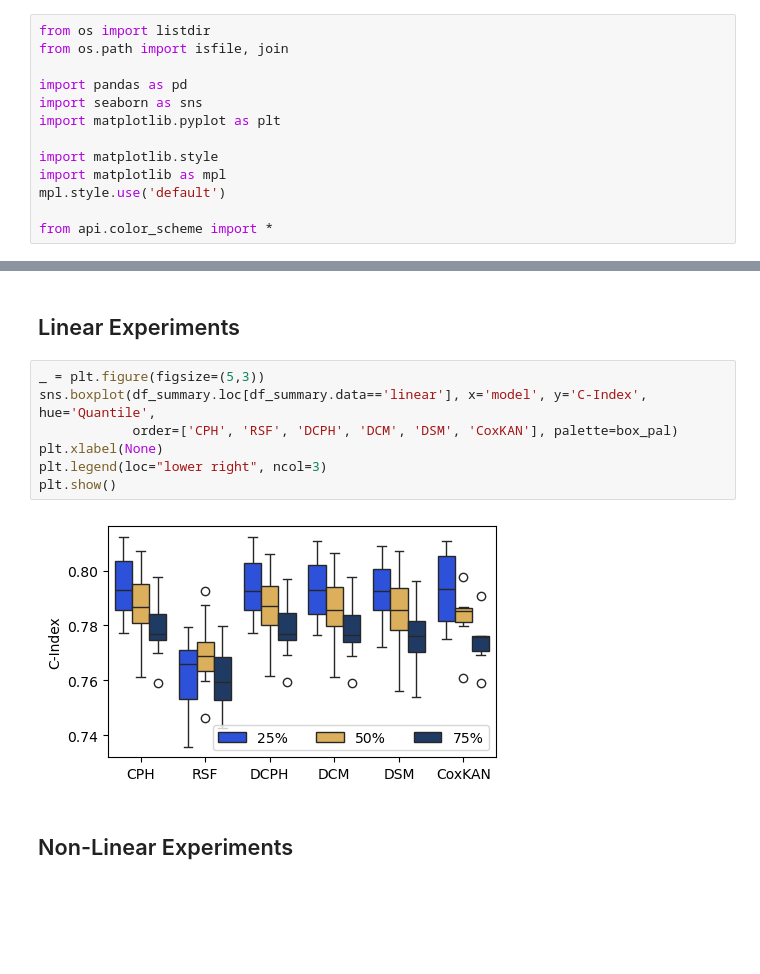
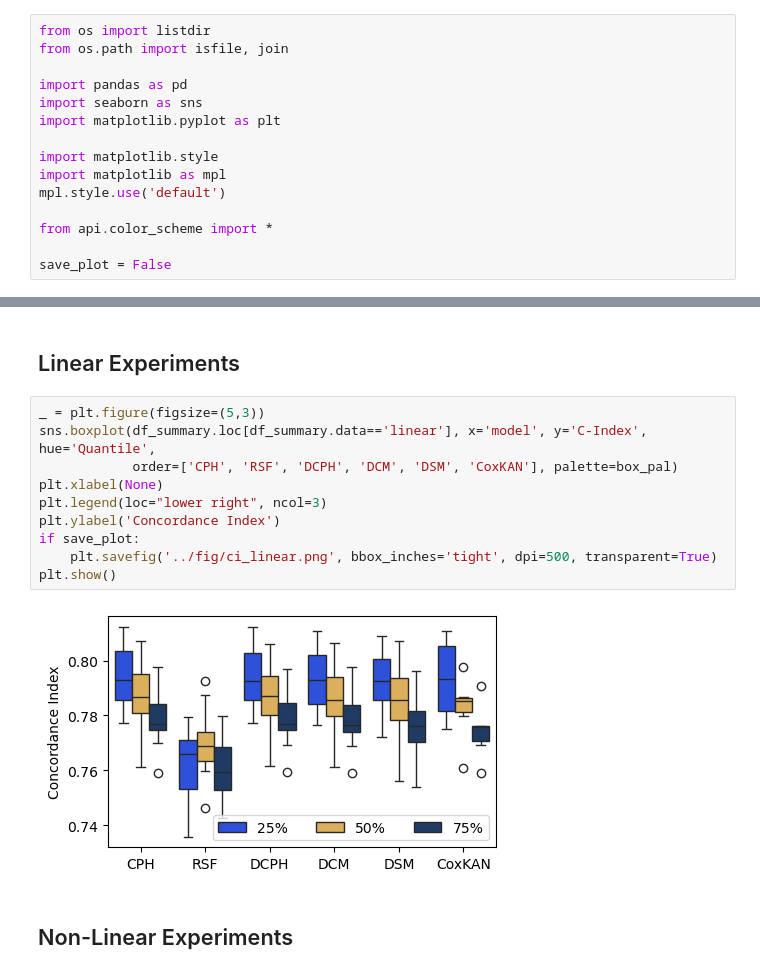
Before and after one commit to jiaxiang-cheng/CoxKAN, a Jupyter notebook: notebook/Summary.ipynb, the cells around one changed output, grey strips where cells are left out. Cells and saved outputs as stored; diff of their text form; blank space fills up the shorter version.

Commit message:
update summary figures

```diff
--- a/notebook/Summary.ipynb
+++ b/notebook/Summary.ipynb
@@ -11,6 +11,8 @@ import matplotlib as mpl
 mpl.style.use('default')
 
 from api.color_scheme import *
+
+save_plot = False
 # %%
 res_files = [f for f in listdir('../results/') if isfile(join('../results/', f))]
 # %%
@@ -85,12 +87,15 @@ df_summary
 # %%
 _ = plt.figure(figsize=(5,3))
 sns.boxplot(df_summary.loc[df_summary.data=='linear'], x='model', y='C-Index', hue='Quantile',
             order=['CPH', 'RSF', 'DCPH', 'DCM', 'DSM', 'CoxKAN'], palette=box_pal)
 plt.xlabel(None)
 plt.legend(loc="lower right", ncol=3)
+plt.ylabel('Concordance Index')
+if save_plot:
+    plt.savefig('../fig/ci_linear.png', bbox_inches='tight', dpi=500, transparent=True)
 plt.show()
 # %% [output]
-[figure, old version]
+[figure, new version]
 # %% [markdown]
 ## Non-Linear Experiments
 # %%
```
Also changed, not shown: parts of 24 cells of this notebook, 15 other files.
